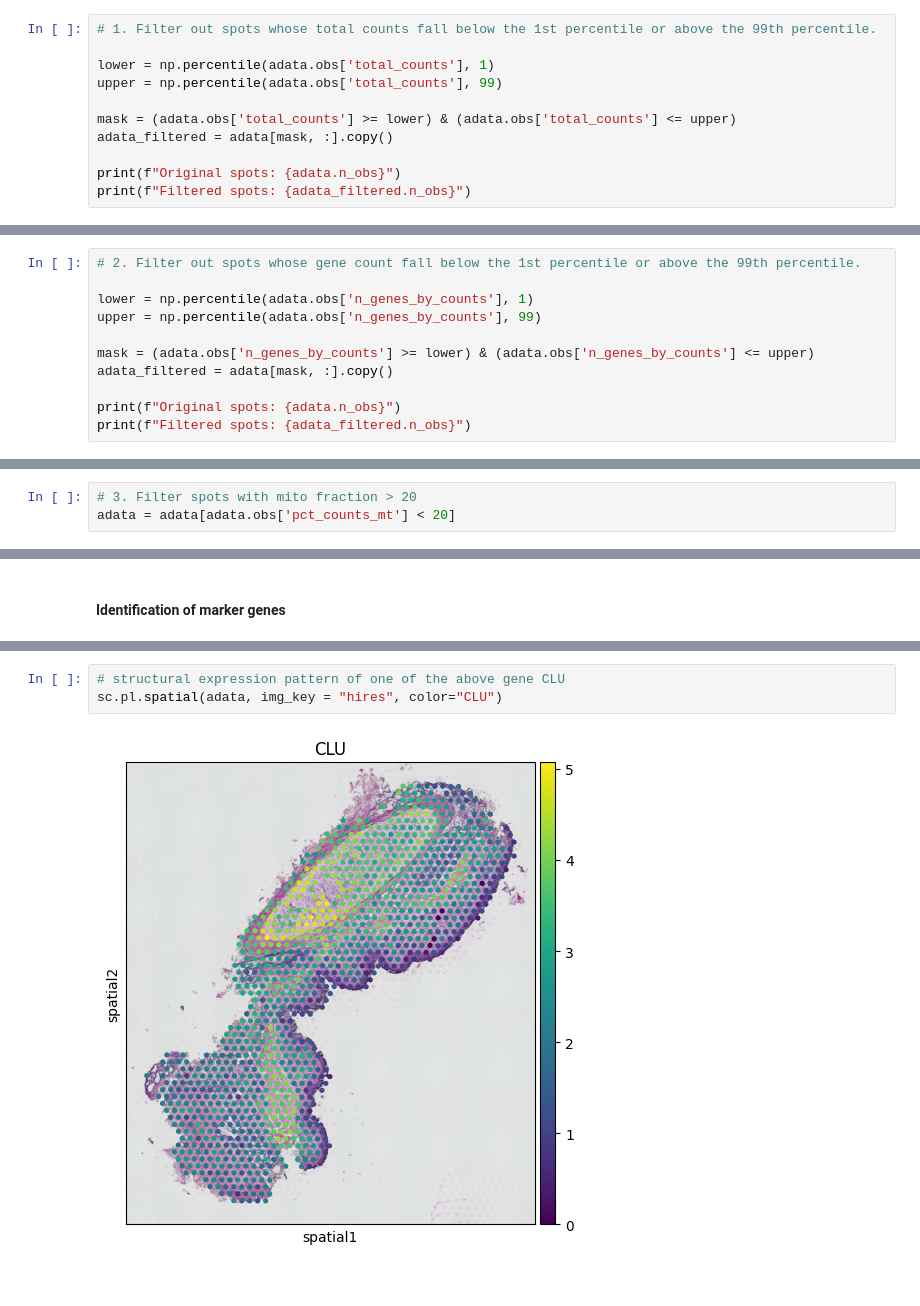
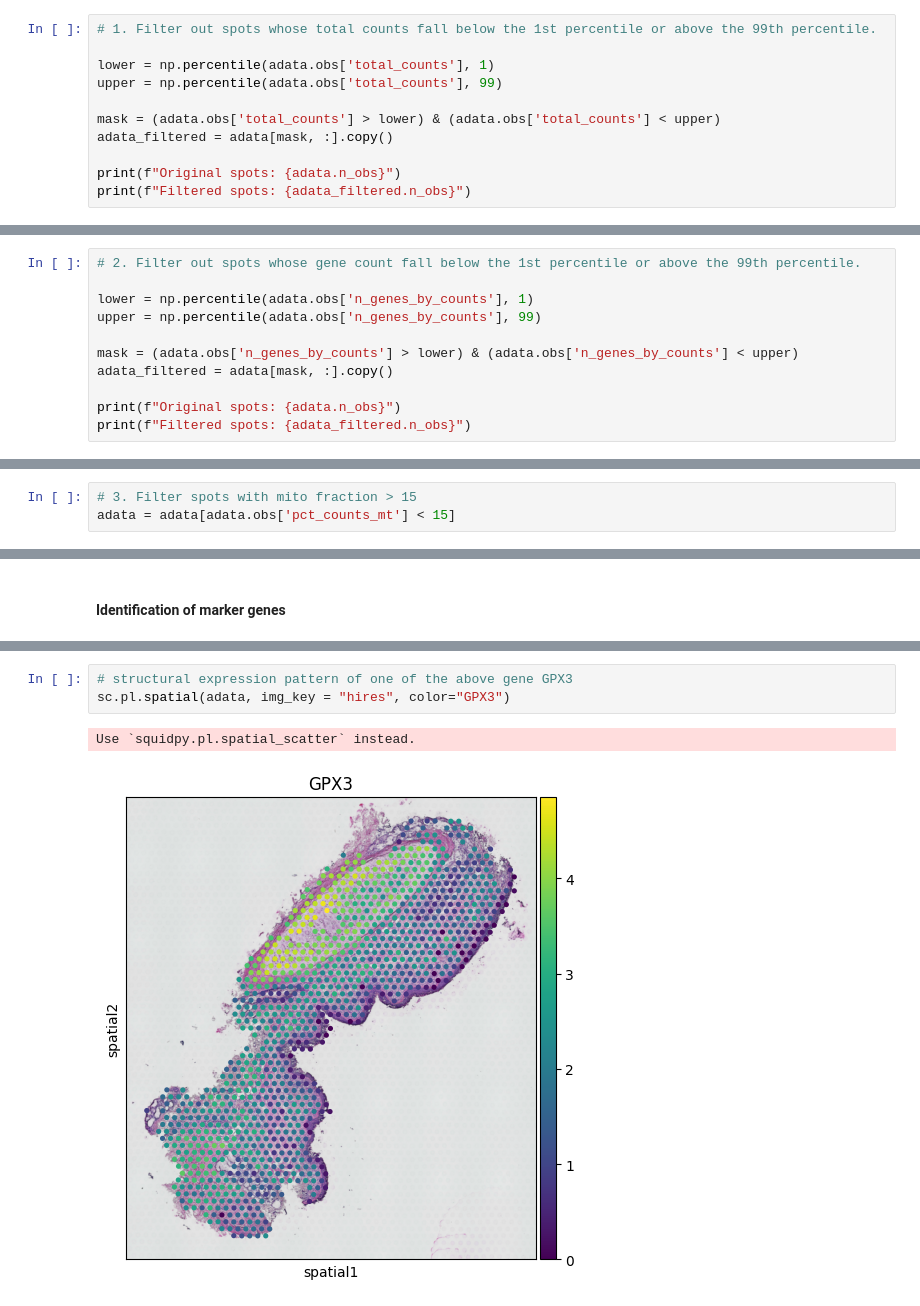
Before and after one commit to cookie1905/spatial_transcriptomics, a Jupyter notebook: A1_spatial_analysis.ipynb, the cells around one changed output, grey strips where cells are left out. Drawn from its saved outputs; the diff is of its cells as text.

```diff
--- a/A1_spatial_analysis.ipynb
+++ b/A1_spatial_analysis.ipynb
@@ -169,7 +169,7 @@ fig.show()
 lower = np.percentile(adata.obs['total_counts'], 1)
 upper = np.percentile(adata.obs['total_counts'], 99)
 
-mask = (adata.obs['total_counts'] >= lower) & (adata.obs['total_counts'] <= upper)
+mask = (adata.obs['total_counts'] > lower) & (adata.obs['total_counts'] < upper)
 adata_filtered = adata[mask, :].copy()
 
 print(f"Original spots: {adata.n_obs}")
@@ -185,7 +185,7 @@ adata = adata_filtered
 lower = np.percentile(adata.obs['n_genes_by_counts'], 1)
 upper = np.percentile(adata.obs['n_genes_by_counts'], 99)
 
-mask = (adata.obs['n_genes_by_counts'] >= lower) & (adata.obs['n_genes_by_counts'] <= upper)
+mask = (adata.obs['n_genes_by_counts'] > lower) & (adata.obs['n_genes_by_counts'] < upper)
 adata_filtered = adata[mask, :].copy()
 
 print(f"Original spots: {adata.n_obs}")
@@ -196,6 +196,6 @@ Filtered spots: 1127
 # %%
 adata = adata_filtered
 # %%
-# 3. Filter spots with mito fraction > 20
-adata = adata[adata.obs['pct_counts_mt'] < 20]
+# 3. Filter spots with mito fraction > 15
+adata = adata[adata.obs['pct_counts_mt'] < 15]
 # %%
@@ -284,5 +302,6 @@ var_group_labels: 1
 # %%
-# structural expression pattern of one of the above gene CLU
-sc.pl.spatial(adata, img_key = "hires", color="CLU")
+# structural expression pattern of one of the above gene GPX3
+sc.pl.spatial(adata, img_key = "hires", color="GPX3")
 # %% [output]
+Use `squidpy.pl.spatial_scatter` instead.
-[figure, old version]
+[figure, new version]
```
Also changed, not shown: parts of 8 cells of this notebook.
